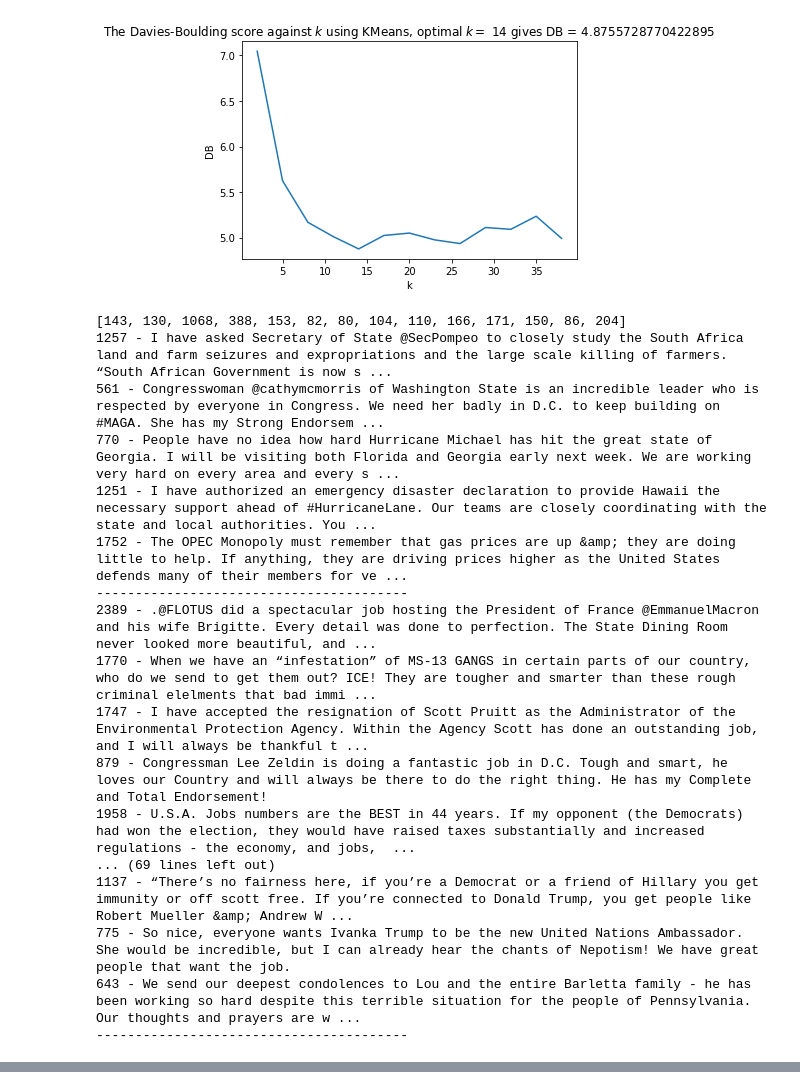
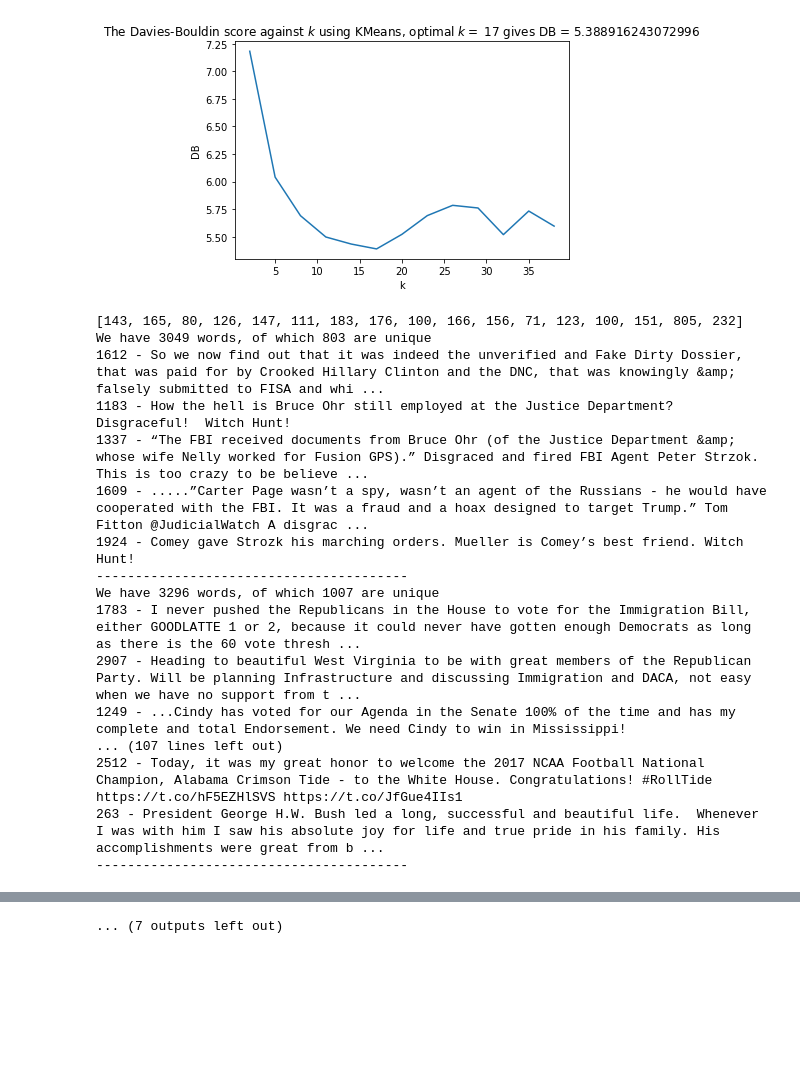
Before and after one commit to RojerGS/DataScience, a Jupyter notebook: TrumpTweetsClustering/oneHotPCA.ipynb, the cells around one changed output, grey strips where cells are left out. Drawn from its saved outputs; the diff is of its cells as text; code cells hidden in the pictures; blank space fills up the shorter version.

```diff
--- a/TrumpTweetsClustering/oneHotPCA.ipynb
+++ b/TrumpTweetsClustering/oneHotPCA.ipynb
@@ -48,7 +92,7 @@ mat = []
 for tweet in tweets:
     one_hot_enc = []
     for word in orderedWords:
-        one_hot_enc.append(tweet.count(word)) # most of these will be 0s
+        one_hot_enc.append(1 if word in tweet else 0) # most of these will be 0s
     mat.append(one_hot_enc)
 # %%
 # get a more time-efficient (but more memory-consuming) way of retrieving
@@ -66,53 +110,49 @@ get_pca.memory = dict()
 # %%
 reduced = get_pca(20)
 
 # apply the KMeans algorithm to the reduced data for different values of K
 K = range(2,40,3)
 DB = np.zeros_like(K).astype(float)
 for i, k in enumerate(K):
     kmeans = KMeans(n_clusters = k, random_state=73).fit(reduced)
     with np.errstate(divide='ignore'):
         DB[i] = davies_bouldin_score(mat, kmeans.labels_)
 k_opt = K[np.argmin(DB)]
 plt.plot(K,DB)
 plt.xlabel('k')
 plt.ylabel('DB')
-plt.title(f'The Davies-Boulding score against $k$ using KMeans, optimal $k = $ {k_opt} gives DB = {np.min(DB)}')
+plt.title(f'The Davies-Bouldin score against $k$ using KMeans, optimal $k = $ {k_opt} gives DB = {np.min(DB)}')
 plt.show()
 
 
 kmeans = KMeans(n_clusters = k_opt, random_state=73).fit(reduced)
 sk_clusters = [[] for i in range(max(kmeans.labels_+1))]
 for idx, lbl in enumerate(kmeans.labels_):
     sk_clusters[lbl].append(idx)
 
 print(list(map(len, sk_clusters)))
 
 
 
 random.seed(52345234)
 # take some random tweets from every cluster
-for cluster in sk_clusters:
-    some_tweet_idx = random.sample(cluster, 5)
-    for idx in some_tweet_idx:
-        print(str(idx) + " - " + text_tweets["text"][idx])
-    print("-"*40)
+explore_clusters(sk_clusters)
 # %% [output]
-[figure, old version]
+[figure, new version]
-[143, 130, 1068, 388, 153, 82, 80, 104, 110, 166, 171, 150, 86, 204]
-1257 - I have asked Secretary of State @SecPompeo to closely study the South Africa land and farm seizures and expropriations and the large scale killing of farmers. “South African Government is now s ...
-561 - Congresswoman @cathymcmorris of Washington State is an incredible leader who is respected by everyone in Congress. We need her badly in D.C. to keep building on #MAGA. She has my Strong Endorsem ...
-770 - People have no idea how hard Hurricane Michael has hit the great state of Georgia. I will be visiting both Florida and Georgia early next week. We are working very hard on every area and every s ...
-1251 - I have authorized an emergency disaster declaration to provide Hawaii the necessary support ahead of #HurricaneLane. Our teams are closely coordinating with the state and local authorities. You ...
-1752 - The OPEC Monopoly must remember that gas prices are up &amp; they are doing little to help. If anything, they are driving prices higher as the United States defends many of their members for ve ...
+[143, 165, 80, 126, 147, 111, 183, 176, 100, 166, 156, 71, 123, 100, 151, 805, 232]
+We have 3049 words, of which 803 are unique
+1612 - So we now find out that it was indeed the unverified and Fake Dirty Dossier, that was paid for by Crooked Hillary Clinton and the DNC, that was knowingly &amp; falsely submitted to FISA and whi ...
+1183 - How the hell is Bruce Ohr still employed at the Justice Department? Disgraceful!  Witch Hunt!
+1337 - “The FBI received documents from Bruce Ohr (of the Justice Department &amp; whose wife Nelly worked for Fusion GPS).” Disgraced and fired FBI Agent Peter Strzok. This is too crazy to be believe ...
+1609 - .....”Carter Page wasn’t a spy, wasn’t an agent of the Russians - he would have cooperated with the FBI. It was a fraud and a hoax designed to target Trump.” Tom Fitton @JudicialWatch A disgrac ...
+1924 - Comey gave Strozk his marching orders. Mueller is Comey’s best friend. Witch Hunt!
 ----------------------------------------
-2389 - .@FLOTUS did a spectacular job hosting the President of France @EmmanuelMacron and his wife Brigitte. Every detail was done to perfection. The State Dining Room never looked more beautiful, and ...
-1770 - When we have an “infestation” of MS-13 GANGS in certain parts of our country, who do we send to get them out? ICE! They are tougher and smarter than these rough criminal elelments that bad immi ...
-1747 - I have accepted the resignation of Scott Pruitt as the Administrator of the Environmental Protection Agency. Within the Agency Scott has done an outstanding job, and I will always be thankful t ...
-879 - Congressman Lee Zeldin is doing a fantastic job in D.C. Tough and smart, he loves our Country and will always be there to do the right thing. He has my Complete and Total Endorsement!
-1958 - U.S.A. Jobs numbers are the BEST in 44 years. If my opponent (the Democrats) had won the election, they would have raised taxes substantially and increased regulations - the economy, and jobs,  ...
-... (69 lines left out)
-1137 - “There’s no fairness here, if you’re a Democrat or a friend of Hillary you get immunity or off scott free. If you’re connected to Donald Trump, you get people like Robert Mueller &amp; Andrew W ...
-775 - So nice, everyone wants Ivanka Trump to be the new United Nations Ambassador. She would be incredible, but I can already hear the chants of Nepotism! We have great people that want the job.
-643 - We send our deepest condolences to Lou and the entire Barletta family - he has been working so hard despite this terrible situation for the people of Pennsylvania. Our thoughts and prayers are w ...
+We have 3296 words, of which 1007 are unique
+1783 - I never pushed the Republicans in the House to vote for the Immigration Bill, either GOODLATTE 1 or 2, because it could never have gotten enough Democrats as long as there is the 60 vote thresh ...
+2907 - Heading to beautiful West Virginia to be with great members of the Republican Party. Will be planning Infrastructure and discussing Immigration and DACA, not easy when we have no support from t ...
+1249 - ...Cindy has voted for our Agenda in the Senate 100% of the time and has my complete and total Endorsement. We need Cindy to win in Mississippi!
+... (107 lines left out)
+2512 - Today, it was my great honor to welcome the 2017 NCAA Football National Champion, Alabama Crimson Tide - to the White House. Congratulations! #RollTide
+https://t.co/hF5EZHlSVS https://t.co/JfGue4IIs1
+263 - President George H.W. Bush led a long, successful and beautiful life.  Whenever I was with him I saw his absolute joy for life and true pride in his family. His accomplishments were great from b ...
 ----------------------------------------
@@ -119,3 +169,4 @@ for cluster in sk_clusters:
+... (7 outputs left out)
 # %%
 reduced = get_pca(20)
 # apply
```
Also changed, not shown: parts of 10 cells of this notebook, 1 other file.
